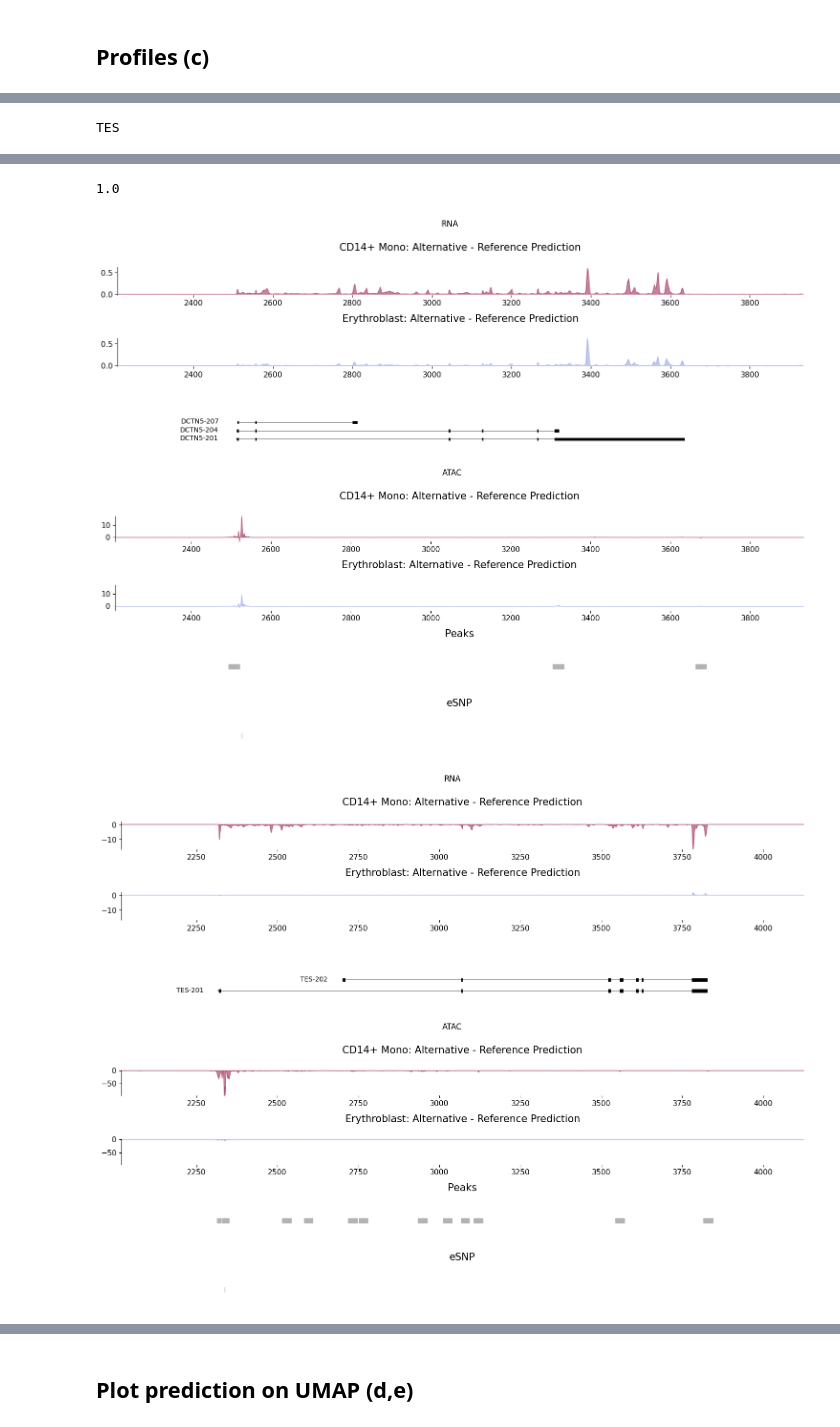
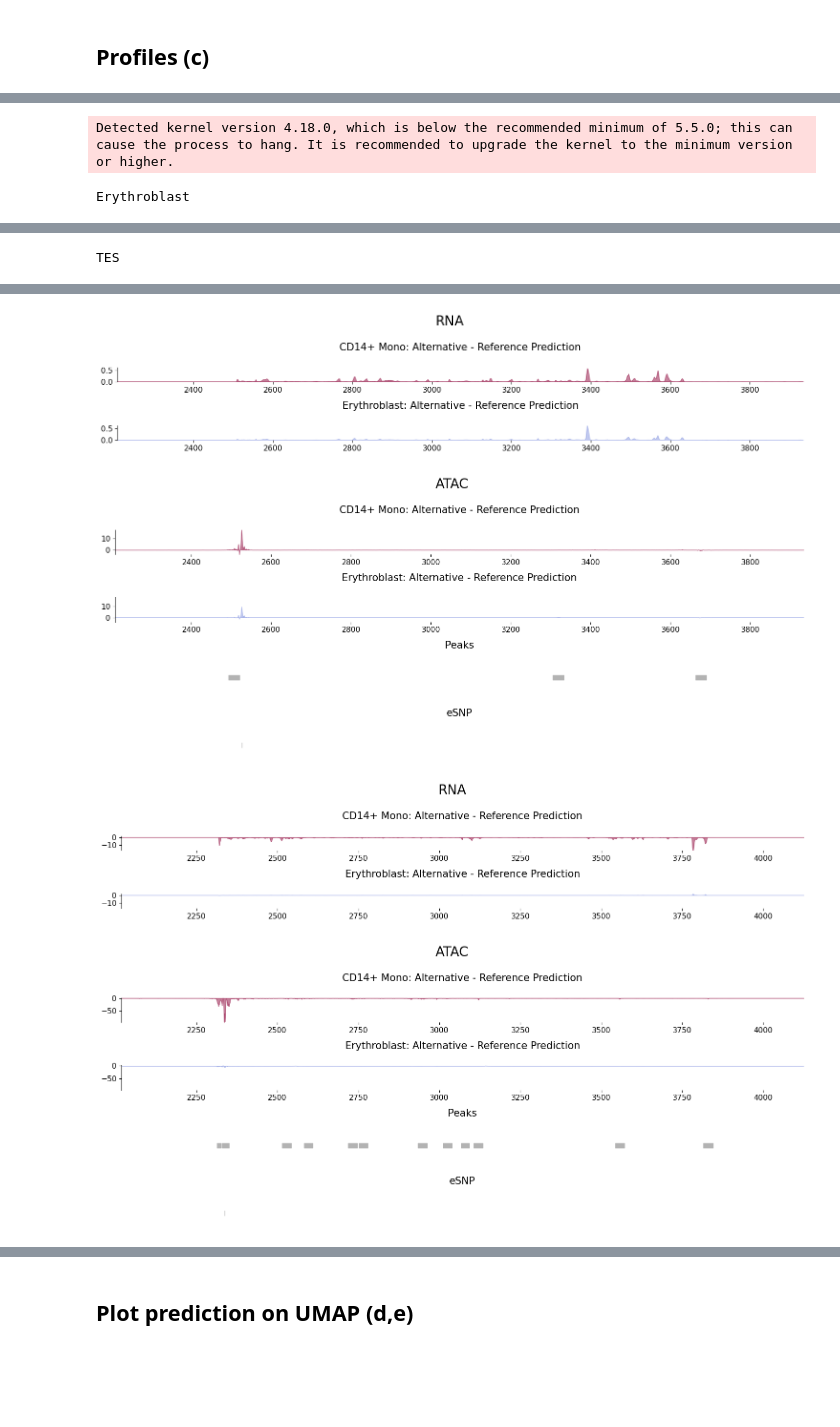
Before and after one commit to gagneurlab/scooby_reproducibility, a Jupyter notebook: notebooks/figure5/Figure5.ipynb, the cells around one changed output, grey strips where cells are left out. Cells and saved outputs as stored; diff of their text form; code cells hidden in the pictures; blank space fills up the shorter version.

Commit message:
Check figure 5

```diff
--- a/notebooks/figure5/Figure5.ipynb
+++ b/notebooks/figure5/Figure5.ipynb
@@ -280,3 +298,52 @@ from trackplot.plot import Plot
+# %%
+base_path = os.path.join(data_path, 'scooby_training_data', 'pseudobulks')
+# %%
+# read in ATAC peaks
+atac_peaks = pr.PyRanges(pd.read_csv(os.path.join(data_path, 'scooby_training_data', 'atac_peaks.csv'), index_col=0))
+# %%
+accelerator = Accelerator(step_scheduler_with_optimizer = False)
+
+csb = Scooby.from_pretrained(
+    'johahi/neurips-scooby',
+    cell_emb_dim=14,
+    embedding_dim=1920,
+    n_tracks=3,
+    return_center_bins_only=True,
+    disable_cache=False,
+    use_transform_borzoi_emb=True,
+)
+
+csb = accelerator.prepare(csb)
+# %% [output]
+Detected kernel version 4.18.0, which is below the recommended minimum of 5.5.0; this can cause the process to hang. It is recommended to upgrade the kernel to the minimum version or higher.
+# %%
+transcriptome = Transcriptome(gtf_file)
+# %%
+embedding = pd.read_parquet(os.path.join(data_path, 'scooby_training_data',  'embedding_no_val_genes_new.pq'))
+csb.eval()
+cell_indices  = []
+
+#for _, row in tqdm.tqdm(cell_type_index.query("(celltype == 'CD14+_Mono') | (celltype == 'Erythroblast') ").iterrows(),disable = True):
+for _, row in tqdm.tqdm(cell_type_index.iterrows(),disable = True):
+    if row['celltype_name'] in ['Erythroblast', 'CD14+ Mono']:
+        print(row['celltype_name'])
+        cell_indices.append(
+            torch.from_numpy(
+                np.vstack(
+                    embedding.iloc[row['cellindex']]['embedding'].values # gets embeddings of all cells of the cell type
+                    )
+                ).unsqueeze(0)
+            ) # prep cell_embeddings
+
+# get conv weights and biases for all cells sorted by cell type in a list
+cell_emb_conv_weights_and_biases =[]
+for cell_emb_idx in tqdm.tqdm(cell_indices, disable = True):
+    with torch.no_grad():
+        cell_emb_idx = cell_emb_idx.cuda()
+        conv_weights, conv_biases = csb.forward_cell_embs_only(cell_emb_idx)
+        cell_emb_conv_weights_and_biases.append((conv_weights, conv_biases))
+# %% [output]
+Erythroblast
 # %%
 
 for i_gene, (_, row) in enumerate(genes_to_test.iterrows()):
@@ -297,7 +364,7 @@ for i_gene, (_, row) in enumerate(genes_to_test.iterrows()):
     filter_val = lambda df: df.filter(pl.col('column_4').is_in(genes))#
     #filter_val = lambda df: df.filter(True)
     val_ds = GenomeIntervalDataset(
-        bed_file = os.path.join(data_path,'borzoi_training_data', 'train_val_test_gene_sequences.csv'),
+        bed_file = os.path.join(data_path, 'scooby_training_data', 'train_val_test_gene_sequences.csv'),
         fasta_file = fasta_file,
         filter_df_fn = filter_val,
         return_seq_indices = False,
@@ -454,7 +521,7 @@ for i_gene, (_, row) in enumerate(genes_to_test.iterrows()):
     plot = Plot()
     plot.set_region( region.df["Chromosome"].item(), start= (region.df['Start'] + interval[0] * 32).item(), end= (region.df['Start'] + interval[1] * 32).item(), strand =strand)
     plot.set_annotation(
-        gtf_file,                                             # path to gtf file
+        os.path.join(data_path, 'gencode.v32.annotation.sorted.gtf.gz'),                                             # path to gtf file
         add_domain=False,                                                                # whether add domain information into annotation track
         show_gene=False,                                                                 # show gene id
         transcripts = sorted(gtf.df[gtf.df.gene_name.isin([gene]) & (gtf.df.Feature == 'transcript') &(gtf.df.tag.str.contains('CCDS'))]['transcript_name'].values.tolist()),
@@ -472,10 +539,10 @@ for i_gene, (_, row) in enumerate(genes_to_test.iterrows()):
         fig_title="RNA",
         height=1.5,
         #save_name="EIFA1_RNA.svg",
-        annotation_plot = plot,
+        #annotation_plot = plot,
         annotation_scale=1.2
     )
-    rna[0].savefig(f'../figures/figures/Figure4/{gene}_RNA.png', bbox_inches='tight', dpi=300)
+    # rna[0].savefig(f'../figures/figures/Figure4/{gene}_RNA.png', bbox_inches='tight', dpi=300)
 
     tracks = tracks_atac + [('Peaks', region_peaks, 'bed', None)] + [('eSNP', region_snp, 'bed', None)]
     atac = plot_tracks(
@@ -486,7 +553,7 @@ for i_gene, (_, row) in enumerate(genes_to_test.iterrows()):
         height=1.5,
         #save_name="EIFA1_ATAC.svg",
 )
-    atac[0].savefig(f'../figures/figures/Figure4/{gene}_ATAC.png', bbox_inches='tight', dpi=300)
+    # atac[0].savefig(f'../figures/figures/Figure4/{gene}_ATAC.png', bbox_inches='tight', dpi=300)
 # %% [output]
 ['DCTN5', 'chr16_23642022_C_T']
 C T
@@ -524,5 +572,4 @@ TES
-1.0
-[figure, old version]
+[figure, new version]
-[figure, old version]
+[figure, new version]
-[figure, old version]
+[figure, new version]
-[figure, old version]
+[figure, new version]
```
Also changed, not shown: parts of 29 cells of this notebook.
